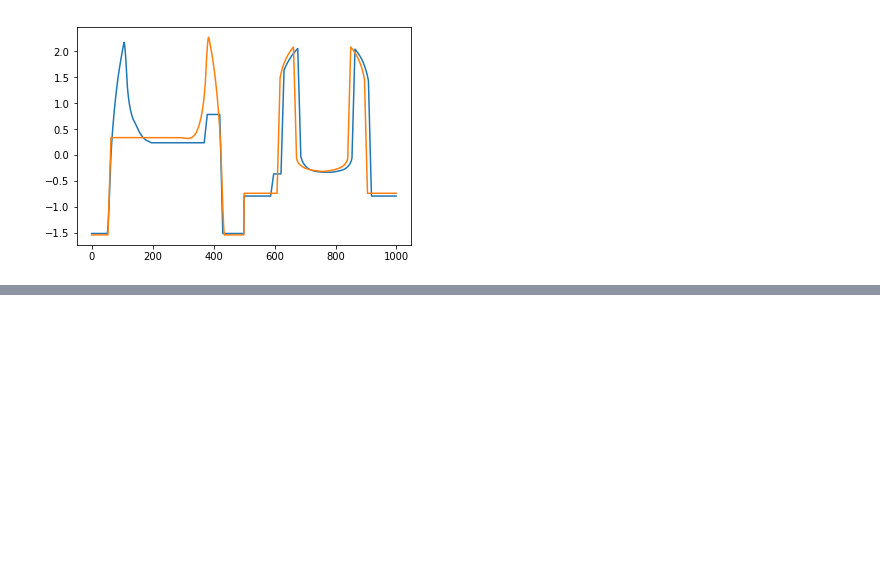
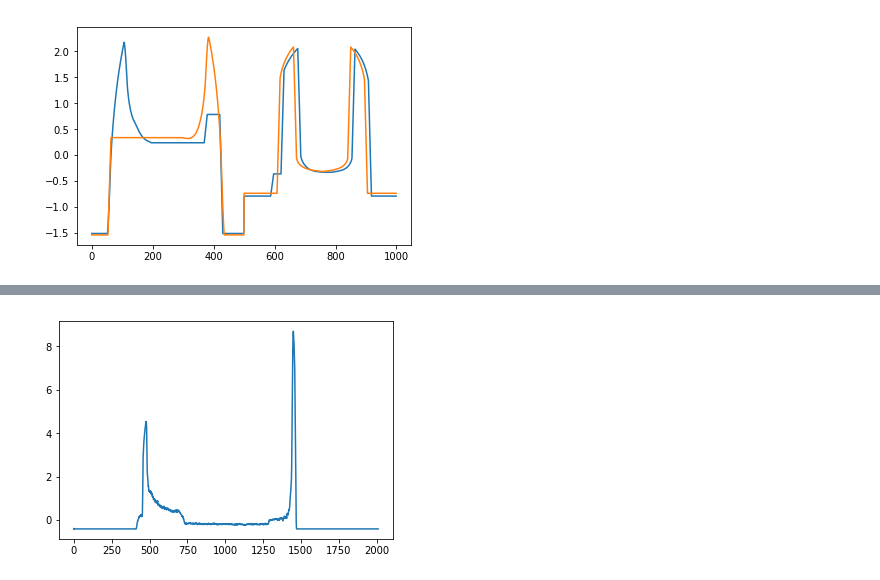
Before and after one commit to manussawee/char-to-ts, a Jupyter notebook: char-to-ts.ipynb, the cells around one changed output, grey strips where cells are left out. Cells and saved outputs as stored; diff of their text form; code cells hidden in the pictures; blank space fills up the shorter version.

```diff
--- a/char-to-ts.ipynb
+++ b/char-to-ts.ipynb
@@ -64,0 +89,11 @@ plotGraph([np.concatenate([a_x, a_y]), np.concatenate([b_x, b_y])])
+# %%
+img = np.asarray(Image.open('IMG_2030.jpg'))
+img = rgb_to_mono(img, 0.5)
+img_x, img_y = mono_to_ts(img)
+s1_img_x = normalize(img_x)
+s10_img_x = smooth(s1_img_x, 10)
+s20_img_x = smooth(s1_img_x, 20)
+# %%
+plot_graph([s1_img_x])
+# %% [output]
+[figure, added]
```
Also changed, not shown: parts of 13 cells of this notebook, 55 other files.
